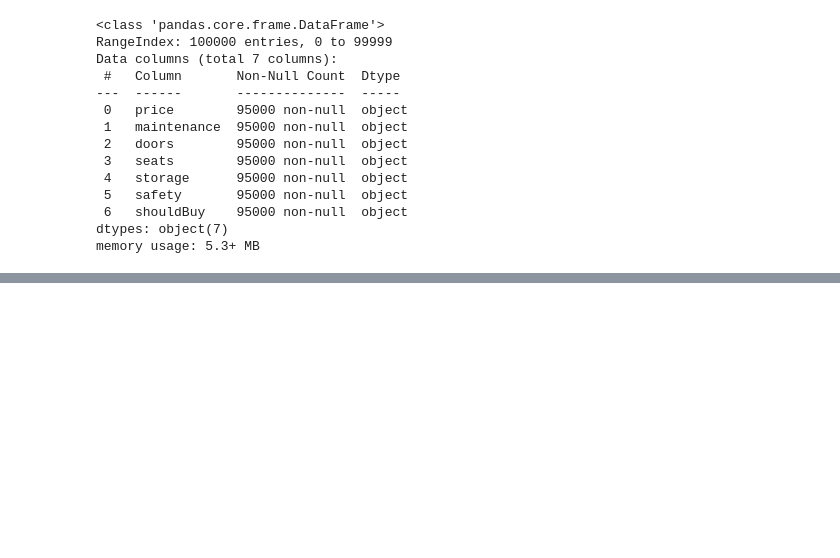
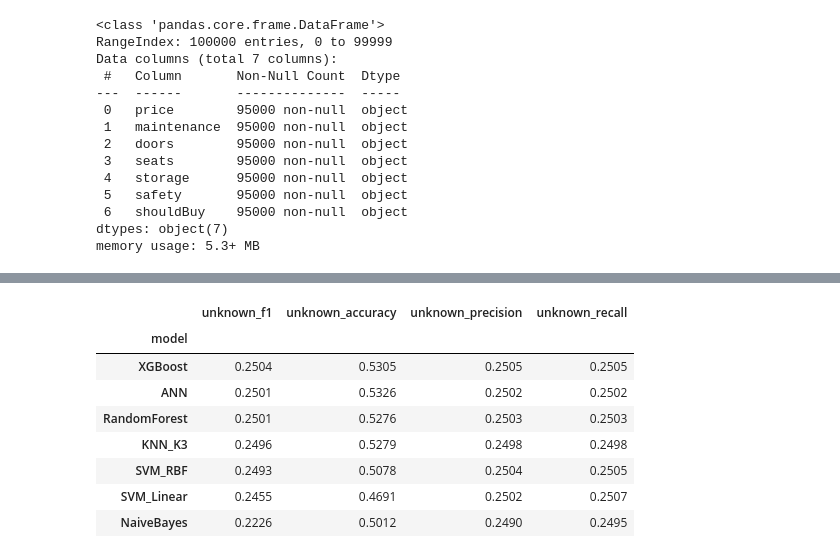
Before and after one commit to bhavik-knight/5580-dm-a2-classification, a Jupyter notebook: code/additional_tests.ipynb, the cells around one changed output, grey strips where cells are left out. Drawn from its saved outputs; the diff is of its cells as text; code cells hidden in the pictures; blank space fills up the shorter version.

```diff
--- a/code/additional_tests.ipynb
+++ b/code/additional_tests.ipynb
@@ -138,0 +121,18 @@ y_stress_actual = df_cleaned['shouldBuy']
+# %%
+import os
+from pathlib import Path
+
+# Check current location
+print(f"Current Working Directory: {Path.cwd()}")
+
+# Check results directory
+results_dir = Path.cwd().parent / "results"
+print(f"Looking for results at: {results_dir.resolve()}")
+
+if results_dir.exists():
+    files = list(results_dir.glob("*"))
+    print(f"\nFiles found in /results ({len(files)}):")
+    for f in files:
+        print(f" - {f.name}")
+else:
+    print("\n❌ The /results directory does not exist at that path!")
@@ -138,0 +157,64 @@ y_stress_actual = df_cleaned['shouldBuy']
+# %%
+import joblib
+import pandas as pd
+from pathlib import Path
+from sklearn.metrics import f1_score, accuracy_score, precision_score, recall_score
+
+# 1. IMPORTANT: Import your blueprints from the local file
+from car_transformers import CarDataCleaner, CarDataImputer, CarDataEncoder
+
+# 2. Setup verified path
+results_dir = Path("/home/bhavik/Dropbox/edu/smu/winter/data_mining/a2_classification/mcda5580-data-mining-a2-classification/results")
+
+# 3. Load items
+le = joblib.load(results_dir / "label_encoder.joblib")
+# Filter specifically for the joblib files starting with 'pipeline_'
+pipeline_files = list(results_dir.glob("pipeline_*.joblib"))
+pipeline_files = [f for f in pipeline_files if "label_encoder" not in f.name]
+
+# 4. Prepare Data (Assumes df_unknown is in memory)
+df_eval = df_unknown.dropna(subset=['shouldBuy']).copy()
+X_unknown = df_eval[['price', 'maintenance', 'doors', 'seats', 'storage', 'safety']]
+y_true_encoded = le.transform(df_eval['shouldBuy'])
+
+# 5. The Dictionary Loop
+unknown_performance = dict()
+
+print(f"🚀 Found {len(pipeline_files)} models. Starting 100,000 row evaluation...")
+
+for model_file in pipeline_files:
+    # Remove 'pipeline_' prefix and '.joblib' suffix for the dictionary key
+    model_name = model_file.stem.replace("pipeline_", "")
+
+    try:
+        # Load the pipeline - now it knows the CarDataCleaner blueprint
+        pipeline = joblib.load(model_file)
+
+        # Massive Batch Inference on i9-13900K
+        y_pred = pipeline.predict(X_unknown)
+
+        # Calculate all required metrics
+        unknown_performance[model_name] = {
+            "unknown_f1": f1_score(y_true_encoded, y_pred, average="macro"),
+            "unknown_accuracy": accuracy_score(y_true_encoded, y_pred),
+            "unknown_precision": precision_score(y_true_encoded, y_pred, average="macro", zero_division=0),
+            "unknown_recall": recall_score(y_true_encoded, y_pred, average="macro", zero_division=0)
+        }
+        print(f"   ✅ {model_name} processing complete.")
+
+    except Exception as e:
+        print(f"   ❌ Error loading {model_name}: {e}")
+
+# 6. Final Comprehensive Table for LaTeX
+if unknown_performance:
+    df_unknown_full_metrics = pd.DataFrame.from_dict(unknown_performance, orient='index')
+    df_unknown_full_metrics.index.name = 'model'
+    df_unknown_full_metrics = df_unknown_full_metrics.sort_values(by="unknown_f1", ascending=False)
+
+    display(df_unknown_full_metrics.style.format("{:.4f}"))
+
+    # Save for the final report
+    df_unknown_full_metrics.to_csv(results_dir / "stress_test_100k_final_full_metrics.csv")
+else:
+    print("‼️ Evaluation failed. Check data format or class imports.")
+# %% [output]
@@ -138,0 +229,9 @@ y_stress_actual = df_cleaned['shouldBuy']
+|  | unknown_f1 | unknown_accuracy | unknown_precision | unknown_recall |
+| model |  |  |  |  |
+| XGBoost | 0.2504 | 0.5305 | 0.2505 | 0.2505 |
+| ANN | 0.2501 | 0.5326 | 0.2502 | 0.2502 |
+| RandomForest | 0.2501 | 0.5276 | 0.2503 | 0.2503 |
+| KNN_K3 | 0.2496 | 0.5279 | 0.2498 | 0.2498 |
+| SVM_RBF | 0.2493 | 0.5078 | 0.2504 | 0.2505 |
+| SVM_Linear | 0.2455 | 0.4691 | 0.2502 | 0.2507 |
+| NaiveBayes | 0.2226 | 0.5012 | 0.2490 | 0.2495 |
```
Also changed, not shown: parts of 9 cells of this notebook, 52 other files.
